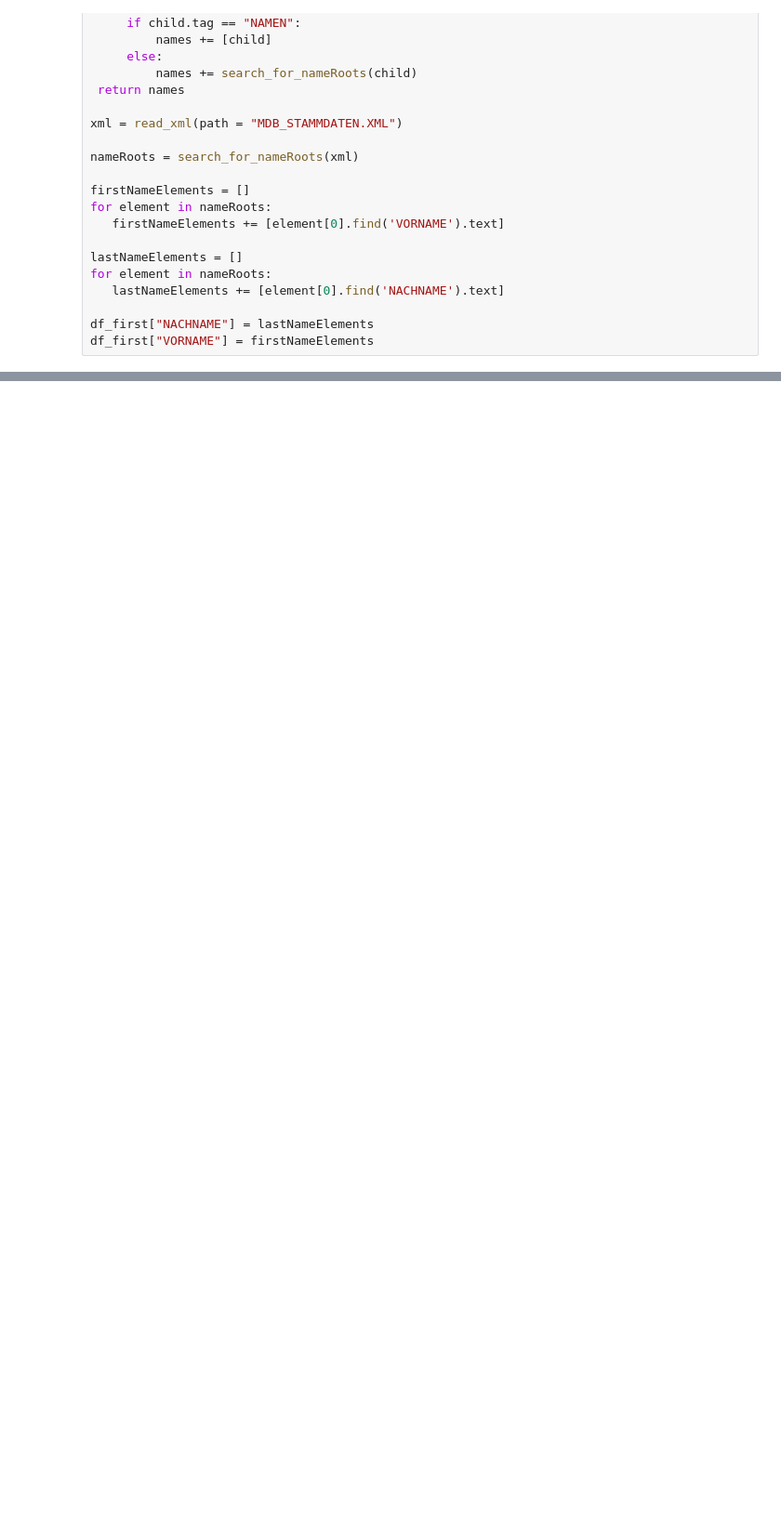
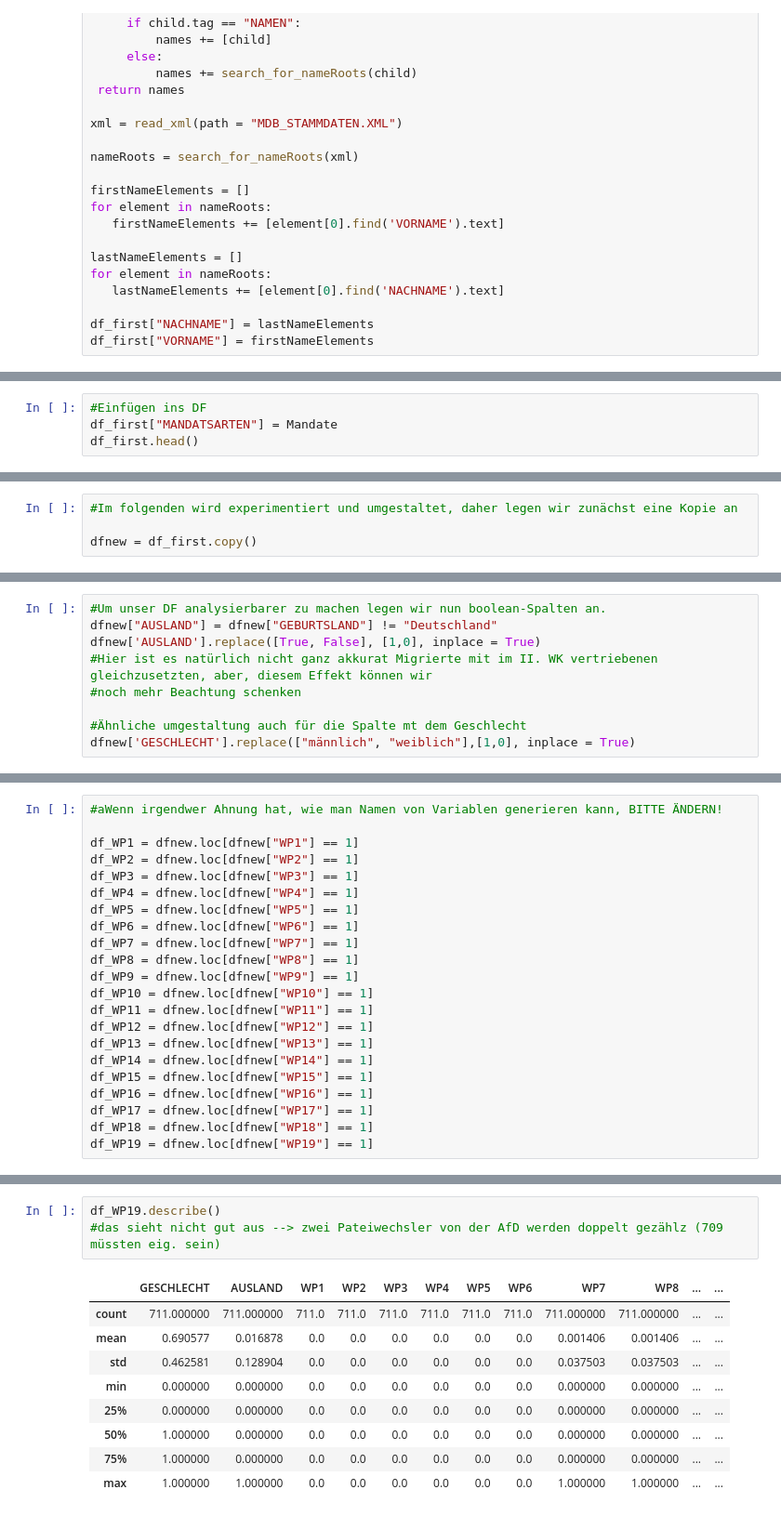
Before and after one commit to techlabsms/project-wt-18-12-Abgeordnetenanalyse, a Jupyter notebook: Extracting.ipynb, the cells around one changed output, grey strips where cells are left out. Shown at 93% size. Saved outputs shown, nothing was run; the diff lists cells and outputs as text; blank space fills up the shorter version.

```diff
--- a/Extracting.ipynb
+++ b/Extracting.ipynb
@@ -216,0 +269,4 @@ df_first.head()
+# %%
+#Einfügen ins DF
+df_first["MANDATSARTEN"] = Mandate
+df_first.head()
@@ -216,0 +280,4 @@ df_first.head()
+# %%
+#Im folgenden wird experimentiert und umgestaltet, daher legen wir zunächst eine Kopie an
+
+dfnew = df_first.copy()
@@ -216,0 +289,9 @@ df_first.head()
+# %%
+#Um unser DF analysierbarer zu machen legen wir nun boolean-Spalten an.
+dfnew["AUSLAND"] = dfnew["GEBURTSLAND"] != "Deutschland"
+dfnew['AUSLAND'].replace([True, False], [1,0], inplace = True)
+#Hier ist es natürlich nicht ganz akkurat Migrierte mit im II. WK vertriebenen gleichzusetzten, aber, diesem Effekt können wir
+#noch mehr Beachtung schenken
+
+#Ähnliche umgestaltung auch für die Spalte mt dem Geschlecht
+dfnew['GESCHLECHT'].replace(["männlich", "weiblich"],[1,0], inplace = True)
@@ -216,0 +383,22 @@ df_first.head()
+# %%
+#aWenn irgendwer Ahnung hat, wie man Namen von Variablen generieren kann, BITTE ÄNDERN!
+
+df_WP1 = dfnew.loc[dfnew["WP1"] == 1]
+df_WP2 = dfnew.loc[dfnew["WP2"] == 1]
+df_WP3 = dfnew.loc[dfnew["WP3"] == 1]
+df_WP4 = dfnew.loc[dfnew["WP4"] == 1]
+df_WP5 = dfnew.loc[dfnew["WP5"] == 1]
+df_WP6 = dfnew.loc[dfnew["WP6"] == 1]
+df_WP7 = dfnew.loc[dfnew["WP7"] == 1]
+df_WP8 = dfnew.loc[dfnew["WP8"] == 1]
+df_WP9 = dfnew.loc[dfnew["WP9"] == 1]
+df_WP10 = dfnew.loc[dfnew["WP10"] == 1]
+df_WP11 = dfnew.loc[dfnew["WP11"] == 1]
+df_WP12 = dfnew.loc[dfnew["WP12"] == 1]
+df_WP13 = dfnew.loc[dfnew["WP13"] == 1]
+df_WP14 = dfnew.loc[dfnew["WP14"] == 1]
+df_WP15 = dfnew.loc[dfnew["WP15"] == 1]
+df_WP16 = dfnew.loc[dfnew["WP16"] == 1]
+df_WP17 = dfnew.loc[dfnew["WP17"] == 1]
+df_WP18 = dfnew.loc[dfnew["WP18"] == 1]
+df_WP19 = dfnew.loc[dfnew["WP19"] == 1]
@@ -216,0 +416,13 @@ df_first.head()
+# %%
+df_WP19.describe()
+#das sieht nicht gut aus --> zwei Pateiwechsler von der AfD werden doppelt gezählz (709 müssten eig. sein)
+# %% [output]
+|  | GESCHLECHT | AUSLAND | WP1 | WP2 | WP3 | WP4 | WP5 | WP6 | WP7 | WP8 | ... | ... |
+| count | 711.000000 | 711.000000 | 711.0 | 711.0 | 711.0 | 711.0 | 711.0 | 711.0 | 711.000000 | 711.000000 | ... | ... |
+| mean | 0.690577 | 0.016878 | 0.0 | 0.0 | 0.0 | 0.0 | 0.0 | 0.0 | 0.001406 | 0.001406 | ... | ... |
+| std | 0.462581 | 0.128904 | 0.0 | 0.0 | 0.0 | 0.0 | 0.0 | 0.0 | 0.037503 | 0.037503 | ... | ... |
+| min | 0.000000 | 0.000000 | 0.0 | 0.0 | 0.0 | 0.0 | 0.0 | 0.0 | 0.000000 | 0.000000 | ... | ... |
+| 25% | 0.000000 | 0.000000 | 0.0 | 0.0 | 0.0 | 0.0 | 0.0 | 0.0 | 0.000000 | 0.000000 | ... | ... |
+| 50% | 1.000000 | 0.000000 | 0.0 | 0.0 | 0.0 | 0.0 | 0.0 | 0.0 | 0.000000 | 0.000000 | ... | ... |
+| 75% | 1.000000 | 0.000000 | 0.0 | 0.0 | 0.0 | 0.0 | 0.0 | 0.0 | 0.000000 | 0.000000 | ... | ... |
+| max | 1.000000 | 1.000000 | 0.0 | 0.0 | 0.0 | 0.0 | 0.0 | 0.0 | 1.000000 | 1.000000 | ... | ... |
```
Also changed, not shown: parts of 10 cells of this notebook.
